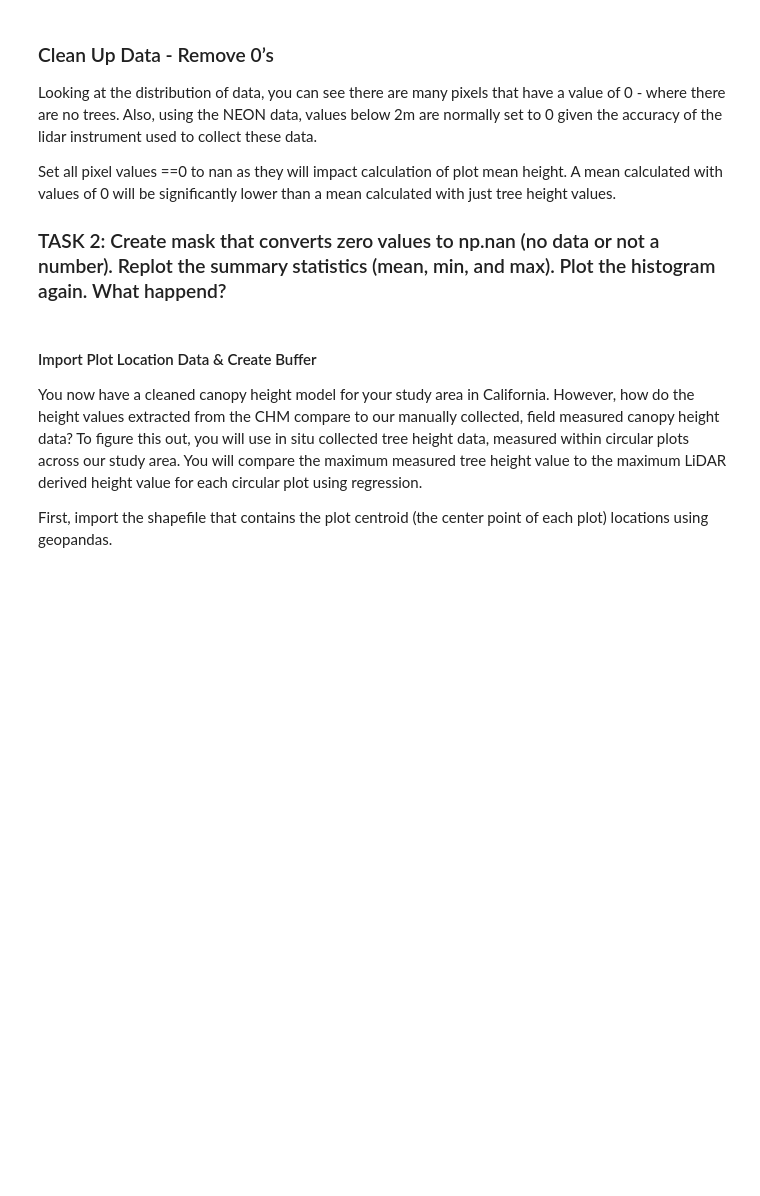
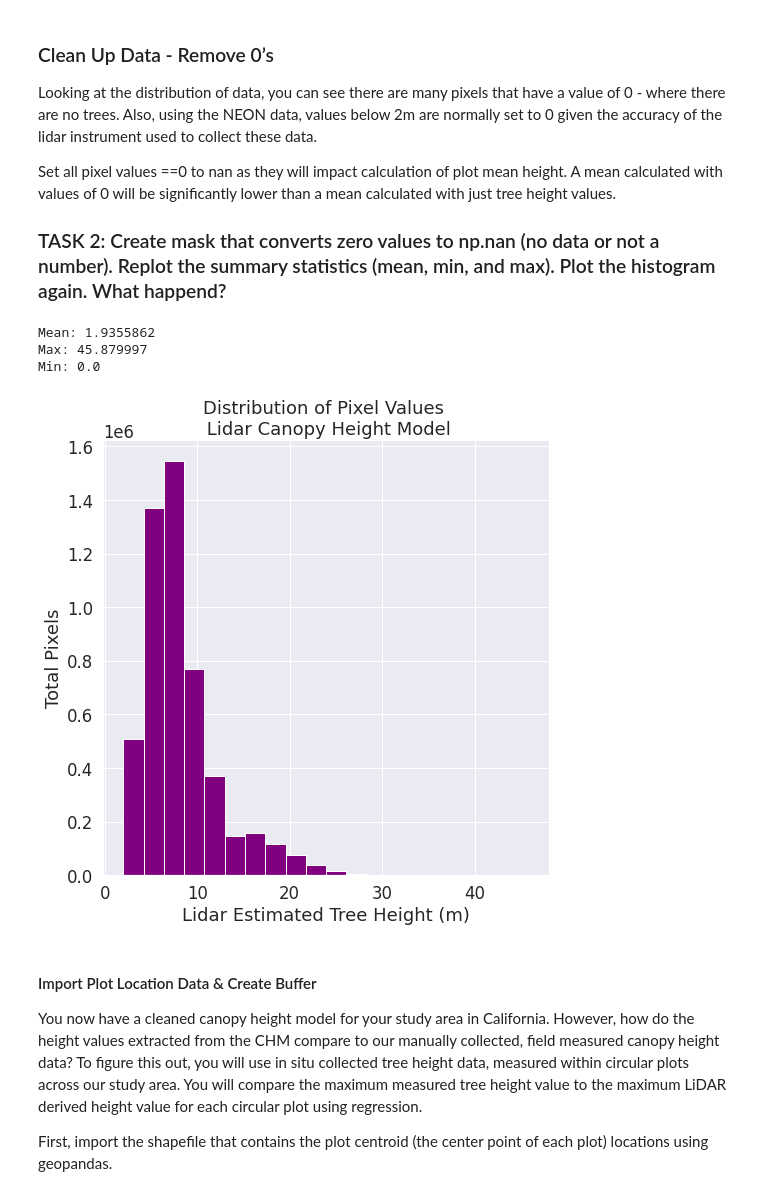
Before and after one commit to BenjaminGuerreroLewin/EnvDatSci22, a Jupyter notebook: CodeSprints/Regression101.ipynb, the cells around one changed output. Saved outputs shown, nothing was run; the diff lists cells and outputs as text; code cells hidden in the pictures; blank space fills up the shorter version.

```diff
--- a/CodeSprints/Regression101.ipynb
+++ b/CodeSprints/Regression101.ipynb
@@ -128,8 +165,23 @@ Set all pixel values ==0 to nan as they will impact calculation of plot mean hei
 sjer_chm_data_no_zeros = sjer_chm_data.where(sjer_chm_data != 0, np.nan)
 
 # Task 2: view summary statistics of canopy height model after cleaning up the data
+print('Mean:', sjer_chm_data.mean().values)
+print('Max:', sjer_chm_data.max().values)
+print('Min:', sjer_chm_data.min().values)
+# %% [output]
+Mean: 1.9355862
+Max: 45.879997
+Min: 0.0
 # %%
 # Task 2: view histogram of canopy height model after cleaning up the data
+ax=ep.hist(sjer_chm_data_no_zeros.values,
+        figsize=(8,8),
+        colors="purple",
+        xlabel="Lidar Estimated Tree Height (m)",
+        ylabel="Total Pixels",
+        title="Distribution of Pixel Values \n Lidar Canopy Height Model")
+# %% [output]
+[figure, added]
 # %% [markdown]
 #### Import Plot Location Data & Create Buffer
 You now have a cleaned canopy height model for your study area in California. However, how do the height values extracted from the CHM compare to our manually collected, field measured canopy height data? To figure this out, you will use in situ collected tree height data, measured within circular plots across our study area. You will compare the maximum measured tree height value to the maximum LiDAR derived height value for each circular plot using regression.
```
Also changed, not shown: parts of 27 cells of this notebook.
